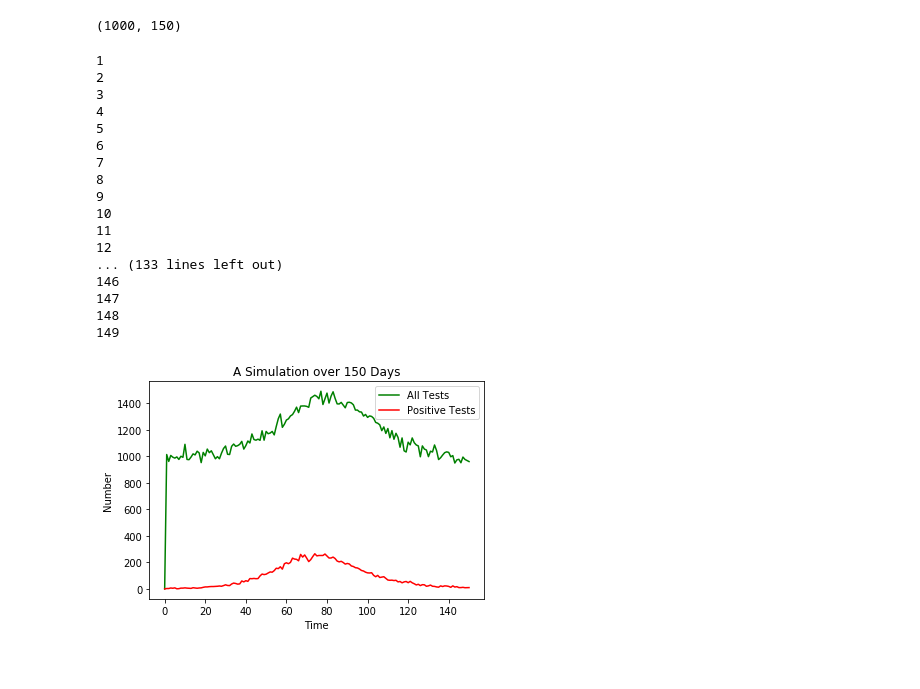
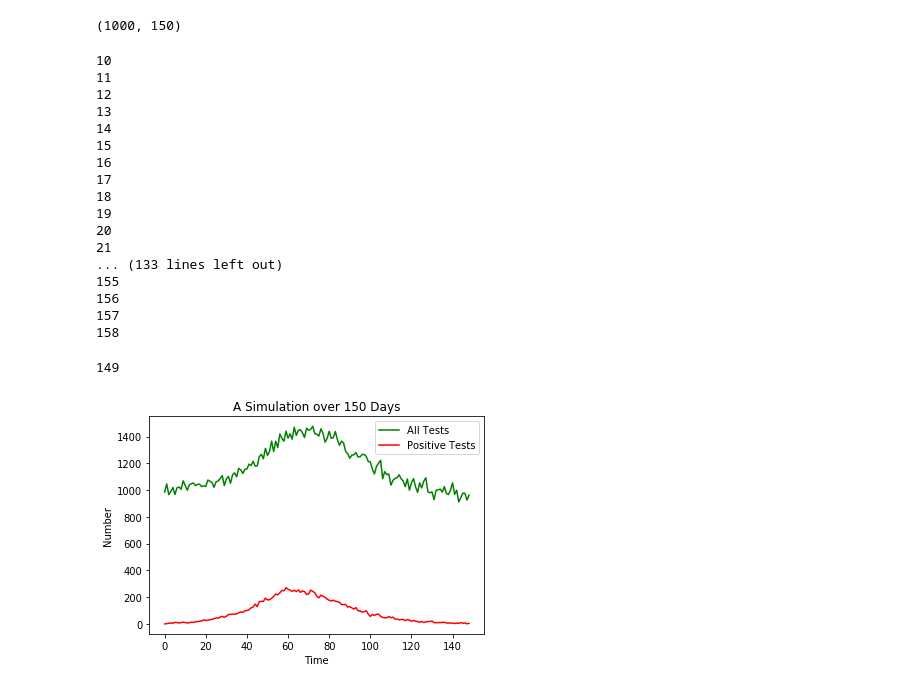
Before and after one commit to CarloGraziani/COVID_Surveillance, a Jupyter notebook: jupyter/simulation.ipynb, the cells around one changed output. Drawn from its saved outputs; the diff is of its cells as text; code cells hidden in the pictures.

```diff
--- a/jupyter/simulation.ipynb
+++ b/jupyter/simulation.ipynb
@@ -79,13 +79,13 @@ print(vload.shape)
 (1000, 150)
 # %%
 # Return number tested, number of positives, new infections and true negative tests
-n_tests = [0]; n_positives = [0];
-n_new_infections = [] ; n_true_negatives = [0]; n_false_positives = [0];
+n_tests = []; n_positives = [];
+n_new_infections = [] ; n_true_negatives = []; n_false_positives = [];
 
 # Set population size and duration of the epidemic
 pop_size = 10000
 pop_id = [id for id in range(pop_size)]
-duration = 150
+duration = 160
 
 # Set parameters for epidemic model
 R0 = 1.8
@@ -136,7 +136,7 @@ R = []
 
 # Record id of individuals in I, S, R compartments at time = 0
 
-time = 0
+time = 10
 n_i = int(pop_size * i.numpy()[time])
 n_s = int(pop_size * s.numpy()[time])
 n_r = int(pop_size * r.numpy()[time])
@@ -145,7 +145,7 @@ I = sample(pop_id, n_i)
 S = [id for id in S if id not in I]
 R = []
 
-n_new_infections.append(len(I))
+#n_new_infections.append(len(I))
 
 # Record time stamp of infection for each infected individual
 
@@ -157,7 +157,7 @@ positives = []
 
 while time < duration-1:
 
-    time += 1
+
 
     # New births
     n_b = math.floor(mu * len(S))
@@ -275,34 +275,41 @@ while time < duration-1:
     positives = positives + pos
 
     print(time)
+
+    time += 1
 # %% [output]
-1
-2
-3
-4
-5
-6
-7
-8
-9
 10
 11
 12
+13
+14
+15
+16
+17
+18
+19
+20
+21
 ... (133 lines left out)
-146
-147
-148
-149
+155
+156
+157
+158
+# %%
+print(len(n_new_infections))
+# %% [output]
+149
 # %%
 import matplotlib.pyplot as plt
+t = list(range(len(n_tests)))
 plt.plot(t, n_tests,"g-", t, n_positives, "r-")
 plt.legend(['All Tests','Positive Tests'],loc = 'upper right')
 plt.xlabel('Time')
 plt.ylabel('Number')
 plt.title("A Simulation over 150 Days")
 plt.savefig('simulation_plot.png', dpi=300, bbox_inches='tight')
 # %% [output]
-[figure, old version]
+[figure, new version]
 # %%
 simulation_results = np.column_stack((n_tests, n_positives, n_new_infections, n_true_negatives, n_false_positives))
 headings = ['Tests', 'Positives', 'New Infections', 'True Negatives', 'False Positives']
```
